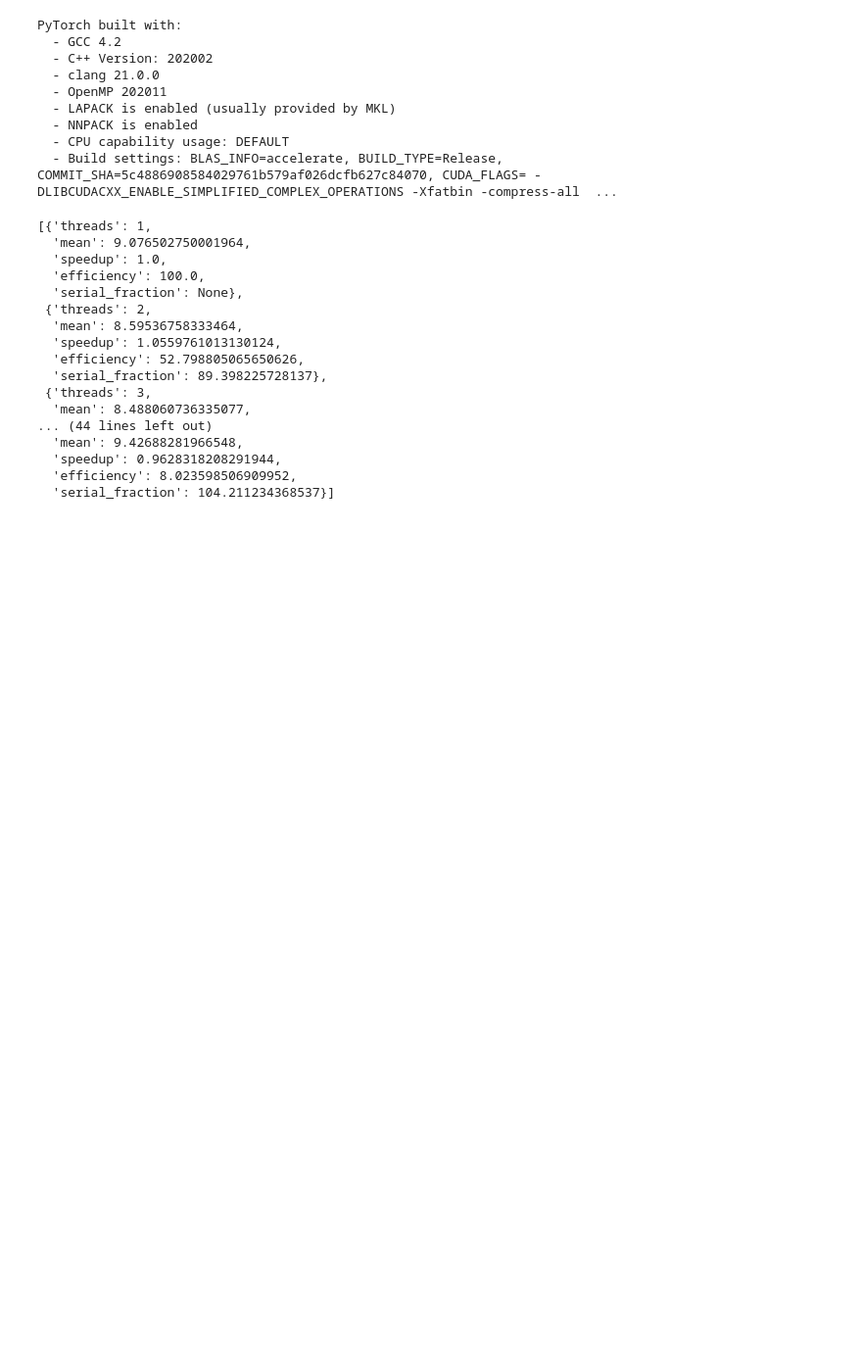
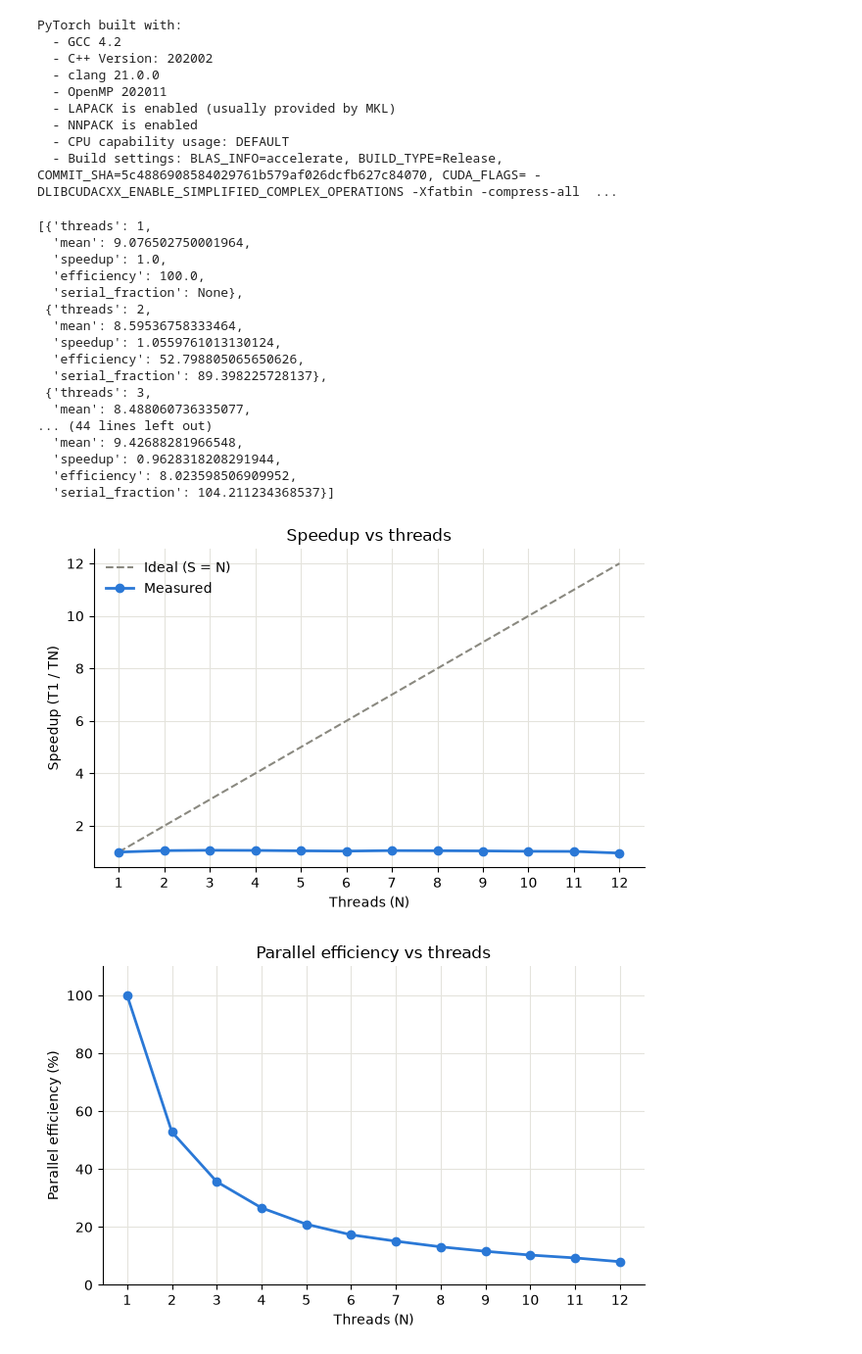
Before and after one commit to ris2002/Effect-of-CPU-thread-parallelism-and-batching-on-small-LLM-inference-performance-on-Apple-Silicon, a Jupyter notebook: llm_thread_scaling experiment.ipynb, the cells around one changed output. Shown at 98% size. Saved outputs shown, nothing was run; the diff lists cells and outputs as text; code cells hidden in the pictures; blank space fills up the shorter version.

Commit message:
Adding relevant Graphs

```diff
--- a/llm_thread_scaling experiment.ipynb
+++ b/llm_thread_scaling experiment.ipynb
@@ -162,3 +162,49 @@ n_res
   'speedup': 0.9628318208291944,
   'efficiency': 8.023598506909952,
   'serial_fraction': 104.211234368537}]
+# %%
+import matplotlib.pyplot as plt
+
+RUN_NAME = "run4"   # change per run, used in the file names
+
+threads = [r["threads"] for r in n_res]
+speedup = [r["speedup"] for r in n_res]
+efficiency = [r["efficiency"] for r in n_res]
+# Amdahl serial fraction (%), skipping 1 thread
+f_threads = [n for n in threads if n > 1]
+serial = [((n / s) - 1) / (n - 1) * 100 for n, s in zip(threads, speedup) if n > 1]
+
+BLUE, GREY = "#2a78d6", "#8a8980"
+
+def tidy(ax, ylabel, title):
+    ax.set_xlabel("Threads (N)")
+    ax.set_ylabel(ylabel)
+    ax.set_title(title)
+    ax.set_xticks(threads)
+    ax.grid(True, color="#e4e3dc")
+    ax.spines[["top", "right"]].set_visible(False)
+
+# 1. Speedup vs ideal
+fig, ax = plt.subplots(figsize=(6.4, 4.2))
+ax.plot(threads, threads, "--", color=GREY, label="Ideal (S = N)")
+ax.plot(threads, speedup, "o-", color=BLUE, linewidth=2, label="Measured")
+tidy(ax, "Speedup (T1 / TN)", "Speedup vs threads")
+ax.legend(frameon=False)
+fig.tight_layout(); fig.savefig(f"{RUN_NAME}_speedup.png", dpi=200); plt.show()
+
+# 2. Efficiency
+fig, ax = plt.subplots(figsize=(6.4, 4.2))
+ax.plot(threads, efficiency, "o-", color=BLUE, linewidth=2)
+ax.set_ylim(0, 110)
+tidy(ax, "Parallel efficiency (%)", "Parallel efficiency vs threads")
+fig.tight_layout(); fig.savefig(f"{RUN_NAME}_efficiency.png", dpi=200); plt.show()
+
+# 3. Serial fraction
+fig, ax = plt.subplots(figsize=(6.4, 4.2))
+ax.plot(f_threads, serial, "o-", color=BLUE, linewidth=2)
+ax.set_ylim(bottom=0)
+tidy(ax, "Implied serial fraction f (%)", "Amdahl serial fraction vs threads")
+fig.tight_layout(); fig.savefig(f"{RUN_NAME}_serial_fraction.png", dpi=200); plt.show()
+# %% [output]
+[figure, added]
+[figure, added]
```
Also changed, not shown: parts of 1 cell of this notebook, 3 other files.
